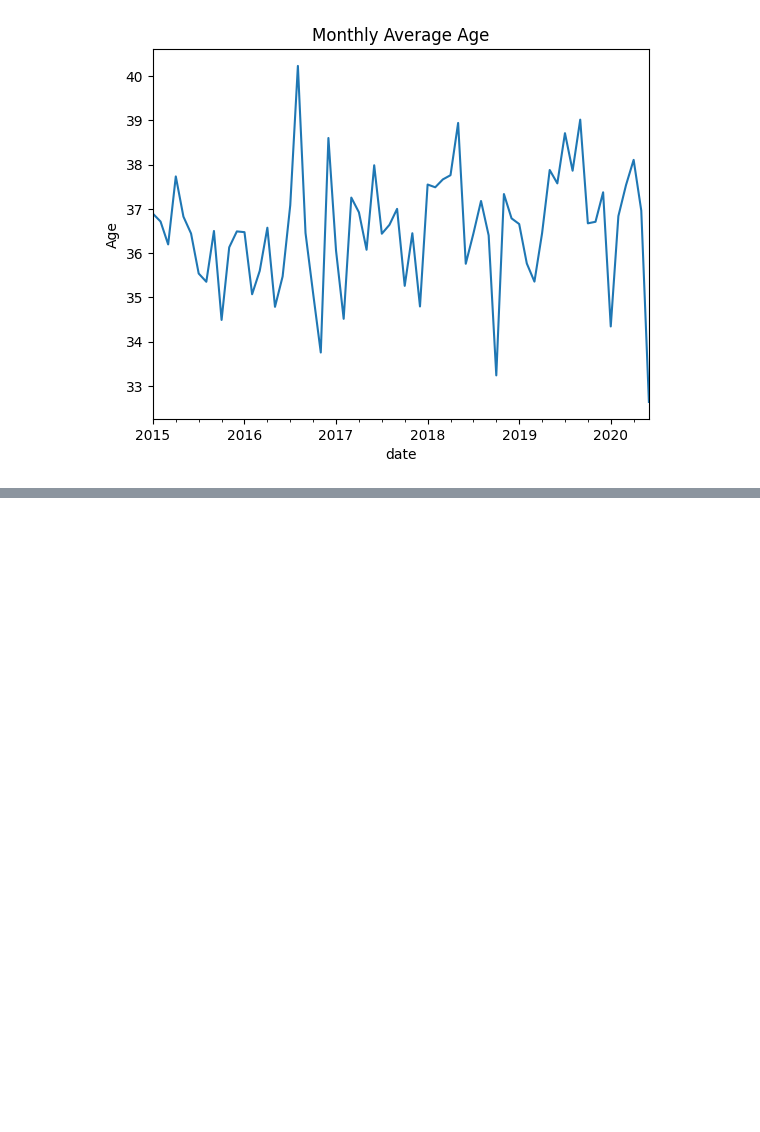
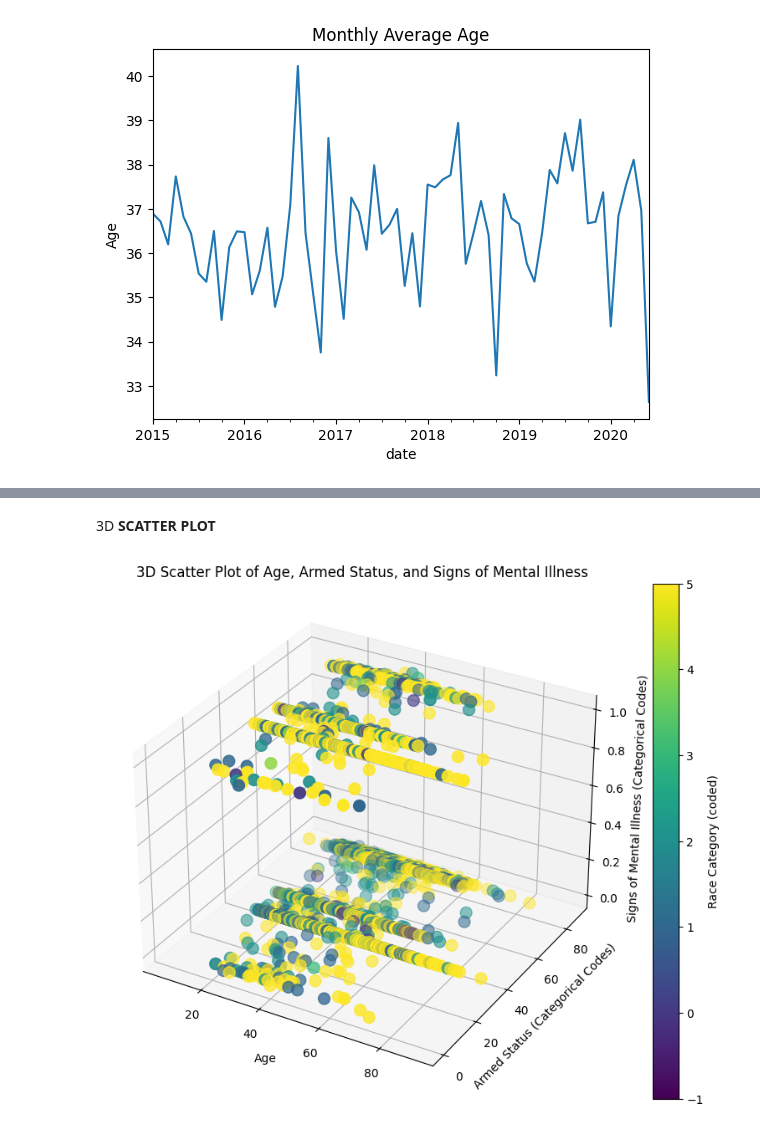
Before and after one commit to Vikaash7/21BDS0052-EDA, a Jupyter notebook: 21BDS0052.ipynb, the cells around one changed output, grey strips where cells are left out. Drawn from its saved outputs; the diff is of its cells as text; code cells hidden in the pictures; blank space fills up the shorter version.

```diff
--- a/21BDS0052.ipynb
+++ b/21BDS0052.ipynb
@@ -295,0 +456,27 @@ plt.show()
+# %% [markdown]
+3D **SCATTER** **PLOT**
+# %%
+from mpl_toolkits.mplot3d import Axes3D
+import matplotlib.pyplot as plt
+import numpy as np
+
+x = df['age']
+y = df['armed'].astype('category').cat.codes
+z = df['signs_of_mental_illness'].astype('category').cat.codes
+
+fig = plt.figure(figsize=(10, 8))
+ax = fig.add_subplot(111, projection='3d')
+
+scatter = ax.scatter(x, y, z, c=df['race'].astype('category').cat.codes, cmap='viridis', marker='o', s=100)
+
+ax.set_xlabel('Age')
+ax.set_ylabel('Armed Status (Categorical Codes)')
+ax.set_zlabel('Signs of Mental Illness (Categorical Codes)')
+
+cbar = plt.colorbar(scatter)
+cbar.set_label('Race Category (coded)')
+
+plt.title('3D Scatter Plot of Age, Armed Status, and Signs of Mental Illness')
+plt.show()
+# %% [output]
+[figure, added]
```
Also changed, not shown: parts of 24 cells of this notebook.
